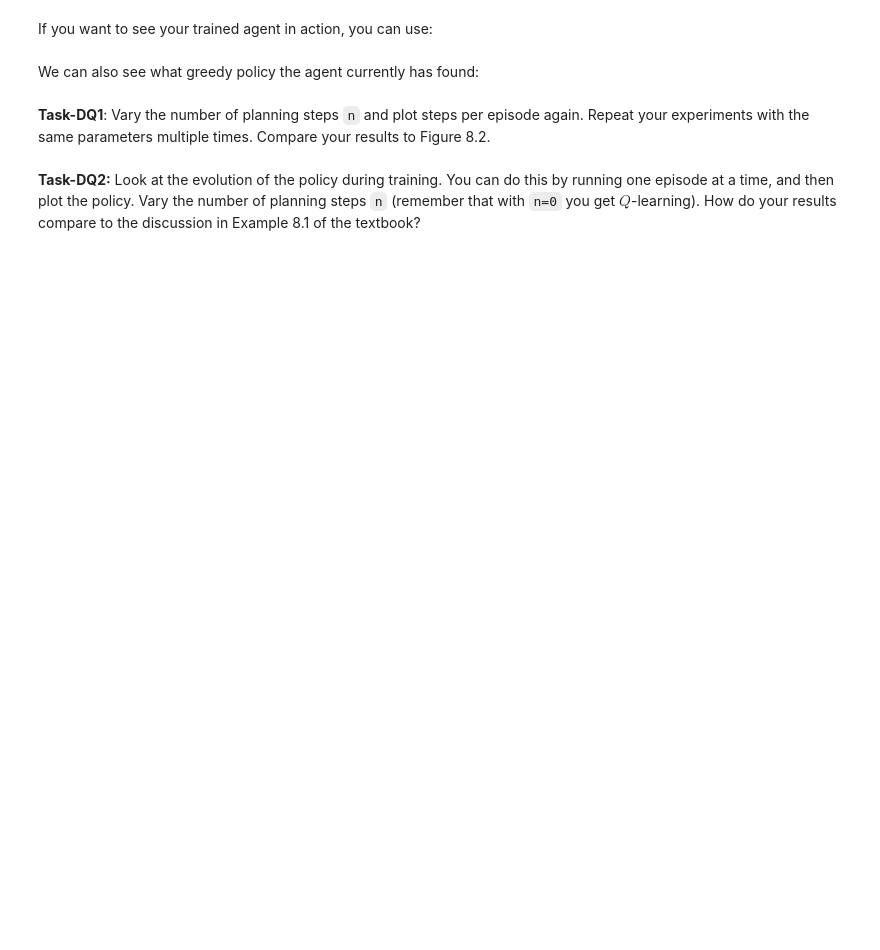
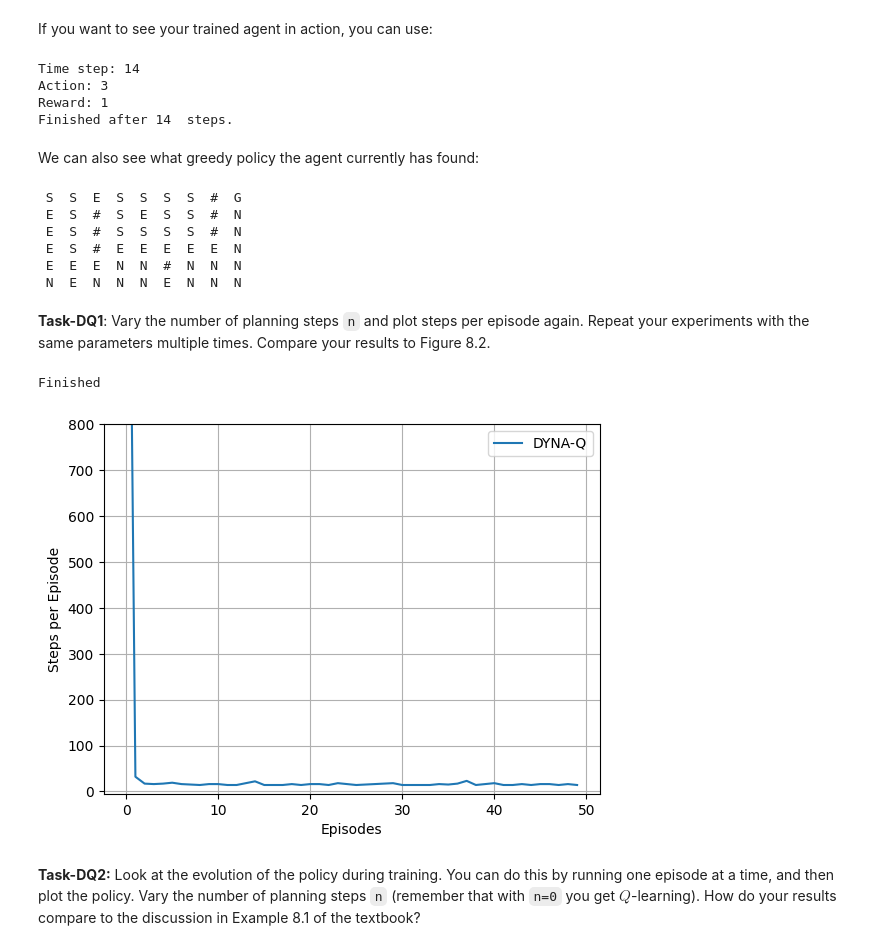
Before and after one commit to alexandersundquist/1RT745-reinforcement-learning, a Jupyter notebook: Tinkering Notebooks/TN4-model-based-rl/TN4.ipynb, the cells around one changed output. Drawn from its saved outputs; the diff is of its cells as text; code cells hidden in the pictures; blank space fills up the shorter version.

```diff
--- a/Tinkering Notebooks/TN4-model-based-rl/TN4.ipynb
+++ b/Tinkering Notebooks/TN4-model-based-rl/TN4.ipynb
@@ -132,7 +137,7 @@ class DynaQ:
 
             if self.dynaq_plus:
                 time_passed = self.time - self.last_visit[state, action]
-                # TODO modify reward
+                reward = reward + self.kappa*np.sqrt(time_passed)
 
             self.update_Q(state, action, reward, state_next)
 
@@ -271,16 +280,31 @@ If you want to see your trained agent in action, you can use:
 # %%
 env = gym.make('GridWorld-Maze-v0', map_name="Figure 8.2", render_mode="human")
 test_policy(env, agent)
+# %% [output]
+Time step: 14
+Action: 3
+Reward: 1
+Finished after 14  steps.
 # %% [markdown]
 We can also see what greedy policy the agent currently has found:
 # %%
 plot_policy(env_train, agent)
+# %% [output]
+ S  S  E  S  S  S  S  #  G
+ E  S  #  S  E  S  S  #  N
+ E  S  #  S  S  S  S  #  N
+ E  S  #  E  E  E  E  E  N
+ E  E  E  N  N  #  N  N  N
+ N  E  N  N  N  E  N  N  N
 # %% [markdown]
 **Task-DQ1**: Vary the number of planning steps `n` and plot steps per episode again. Repeat your experiments with the same parameters multiple times. Compare your results to Figure 8.2.
 # %%
-agent = DynaQ(env.observation_space.n, env.action_space.n, gamma=0.95, alpha=0.1, epsilon=0.1, n=5)
+agent = DynaQ(env.observation_space.n, env.action_space.n, gamma=0.95, alpha=0.1, epsilon=0.1, n=50)
 episode_length, rewardA = train(env_train, agent, nEpisode = 50)
 plot_episode_length(episode_length)
+# %% [output]
+Finished
+[figure, added]
 # %% [markdown]
 **Task-DQ2:** Look at the evolution of the policy during training. You can do this by running one episode at a time, and then plot the policy. Vary the number of planning steps `n` (remember that with `n=0` you get $Q$-learning). How do your results compare to the discussion in Example 8.1 of the textbook?
 # %%
```
Also changed, not shown: parts of 7 cells of this notebook.
